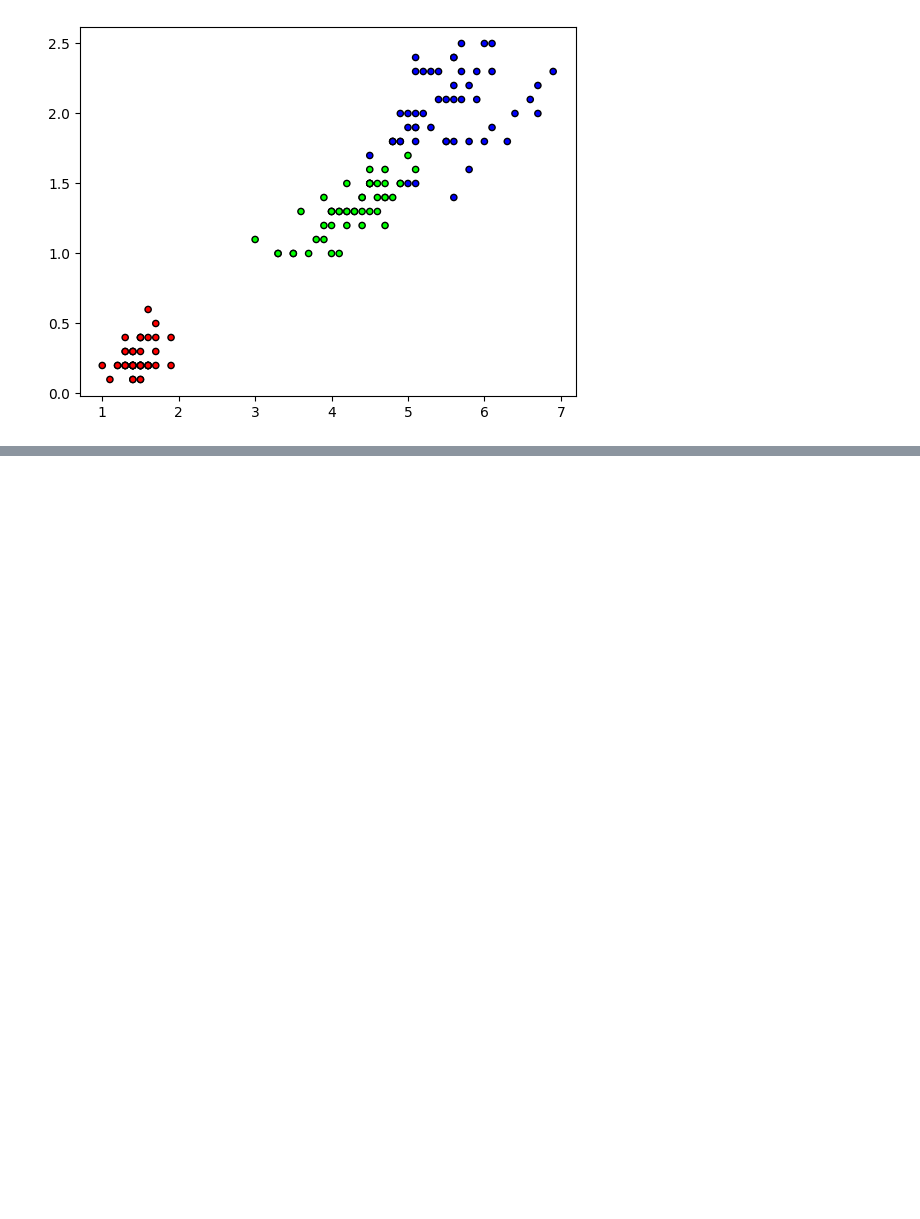
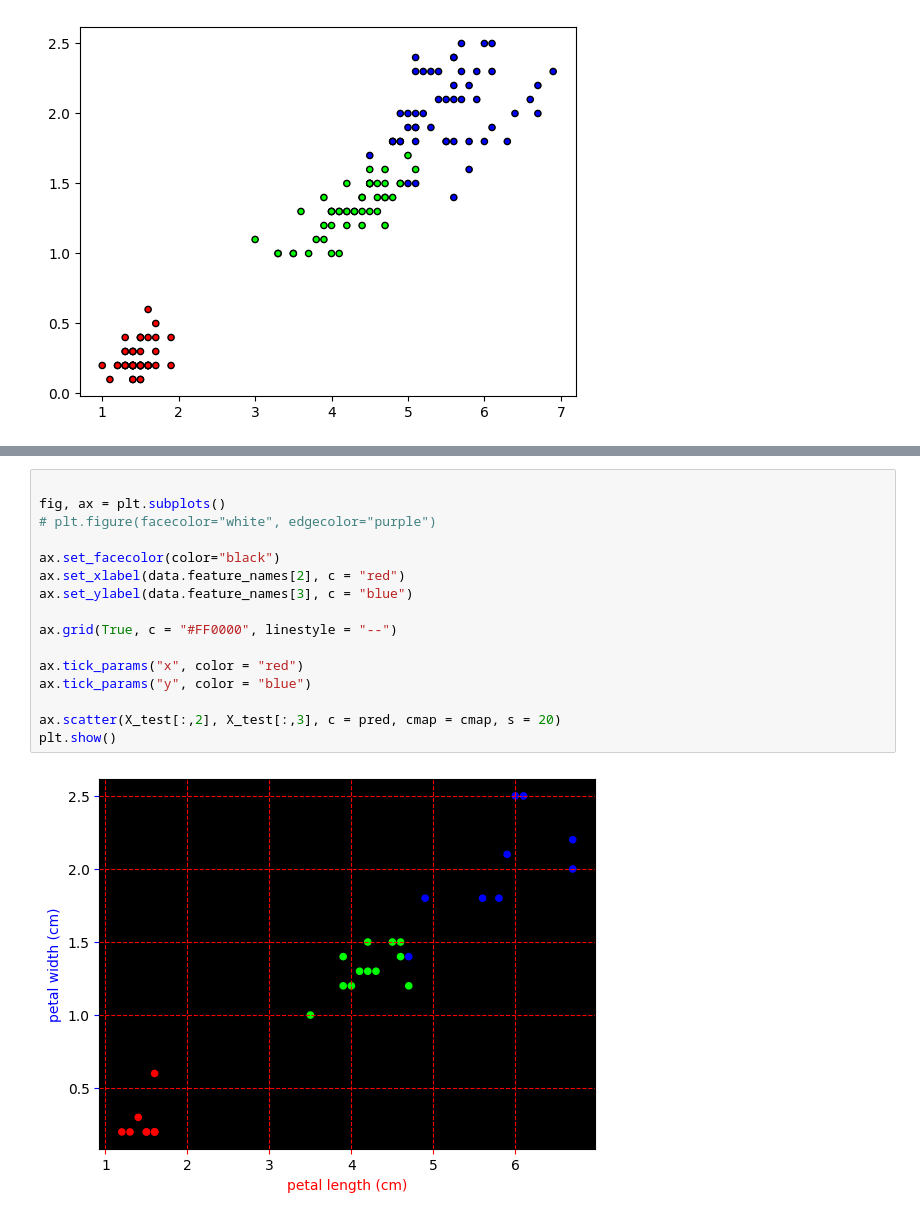
Before and after one commit to Dense18/PythonML, a Jupyter notebook: test_knn.ipynb, the cells around one changed output, grey strips where cells are left out. Drawn from its saved outputs; the diff is of its cells as text; blank space fills up the shorter version.

```diff
--- a/test_knn.ipynb
+++ b/test_knn.ipynb
@@ -36,0 +48,18 @@ plt.show()
+# %%
+
+fig, ax = plt.subplots()
+# plt.figure(facecolor="white", edgecolor="purple")
+
+ax.set_facecolor(color="black")
+ax.set_xlabel(data.feature_names[2], c = "red")
+ax.set_ylabel(data.feature_names[3], c = "blue")
+
+ax.grid(True, c = "#FF0000", linestyle = "--")
+
+ax.tick_params("x", color = "red")
+ax.tick_params("y", color = "blue")
+
+ax.scatter(X_test[:,2], X_test[:,3], c = pred, cmap = cmap, s = 20)
+plt.show()
+# %% [output]
+[figure, added]
```
Also changed, not shown: parts of 2 cells of this notebook, 6 other files.
